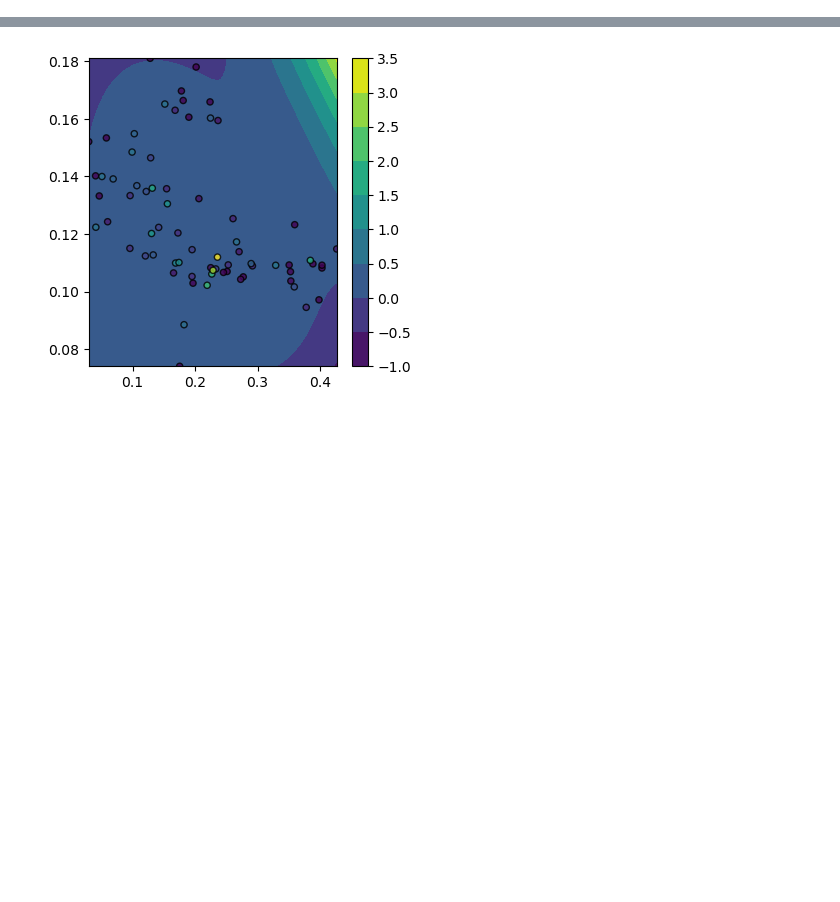
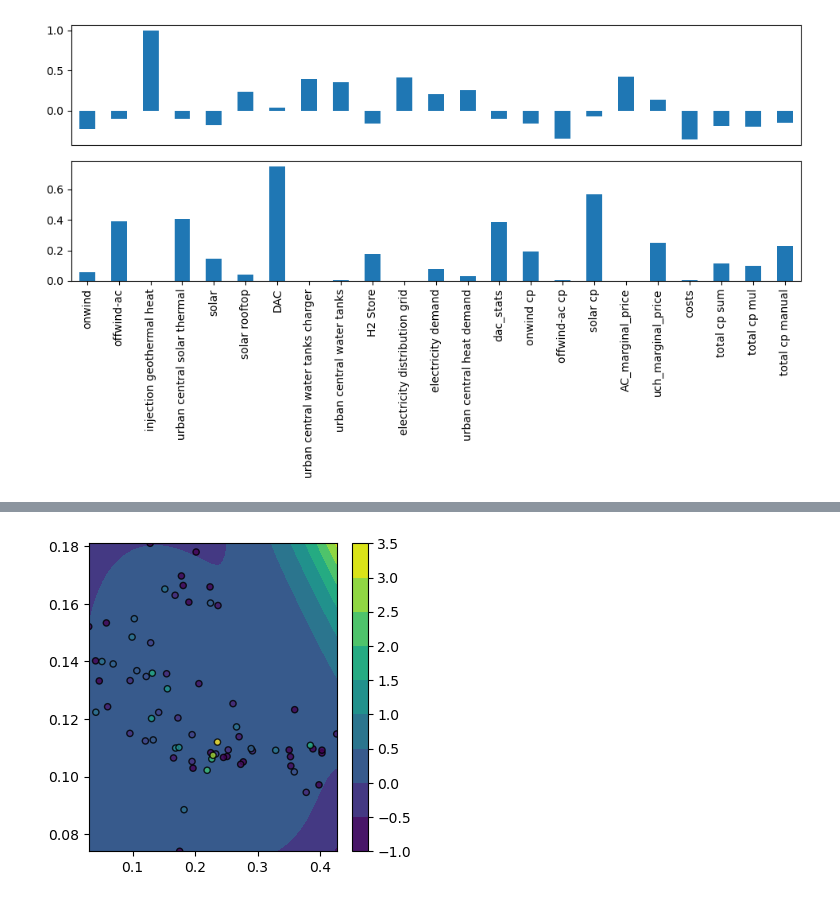
Before and after one commit to LukasFrankenQ/egs_market_integration, a Jupyter notebook: notebooks/plot_correlation.ipynb, the cells around one changed output, grey strips where cells are left out. Saved outputs shown, nothing was run; the diff lists cells and outputs as text; code cells hidden in the pictures; blank space fills up the shorter version.

```diff
--- a/notebooks/plot_correlation.ipynb
+++ b/notebooks/plot_correlation.ipynb
@@ -237,0 +281,15 @@ plt.show()
+# %%
+from scipy.stats import pearsonr
+
+rs = list()
+ps = list()
+
+for col in data.columns:
+    ss = pd.concat([data["injection geothermal heat"], data[col]], axis=1).dropna()
+    print(f'Share considered for col {col}:', ss.shape[0] / data.shape[0])
+    r, p = pearsonr(ss.iloc[:,0], ss.iloc[:,1])
+    rs.append(r)
+    ps.append(p)
+
+rs = pd.Series(rs, index=data.columns)
+ps = pd.Series(ps, index=data.columns)
@@ -237,0 +314,13 @@ plt.show()
+# %%
+# sns.heatmap(data.corr())
+fig, axs = plt.subplots(2, 1, figsize=(10, 6))
+
+rs.plot(kind="bar", ax=axs[0])
+ps.plot(kind="bar", ax=axs[1])
+
+axs[0].set_xticks([])
+
+plt.tight_layout()
+plt.show()
+# %% [output]
+[figure, added]
```
Also changed, not shown: parts of 10 cells of this notebook, 3 other files.
